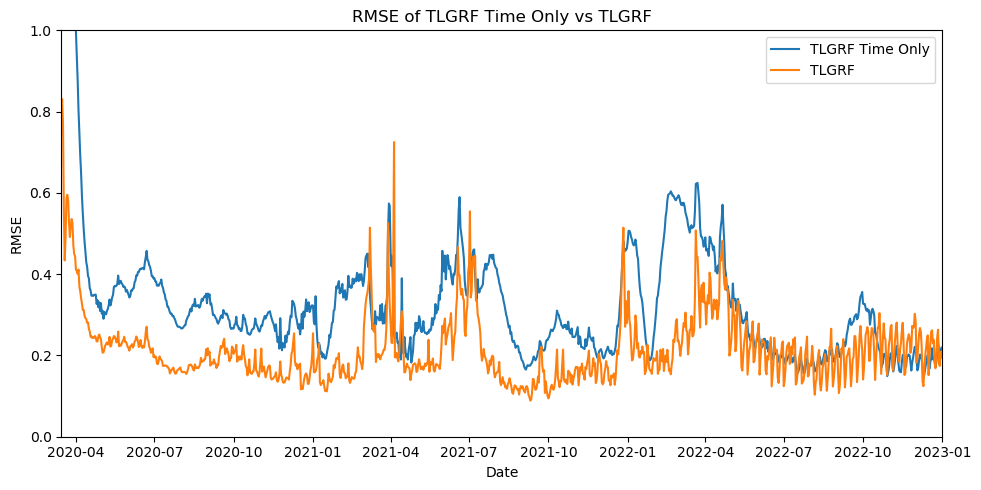
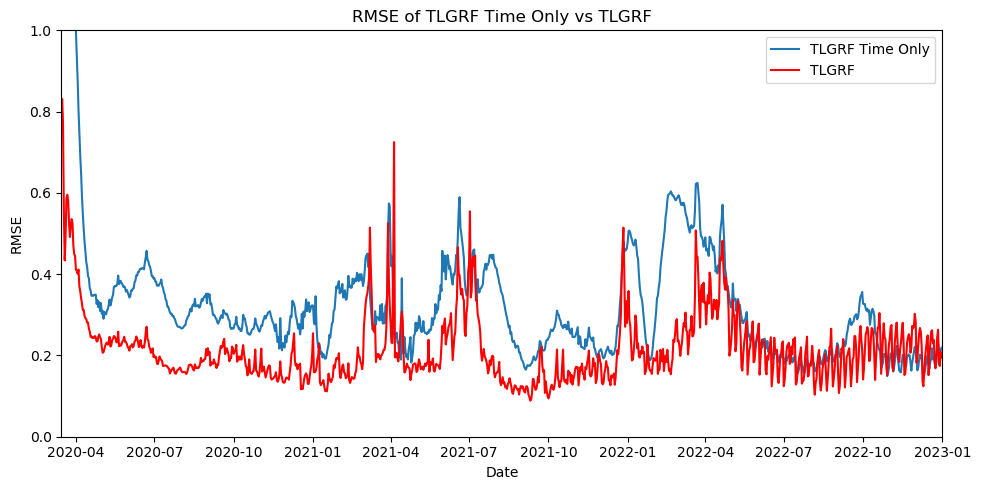
Code edit (unified diff) that turned the first committed figure into the second:
--- before
+++ after
@@ -2,5 +2,5 @@
 
 plt.plot(RMSE_individual_grf_df, label="TLGRF Time Only")
-plt.plot(RMSE_TLGRF_df, label="TLGRF")
+plt.plot(RMSE_TLGRF_df, label="TLGRF", color="red")
 
 plt.legend()

Commit: TLGRF to red in time only